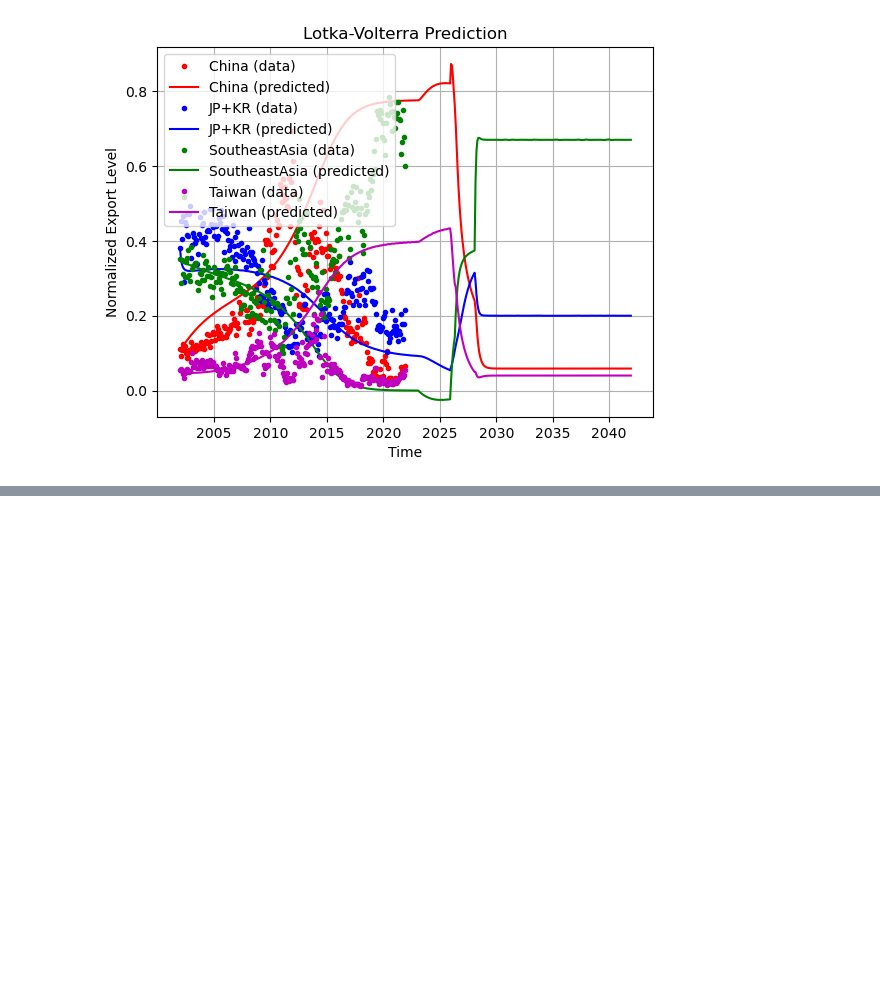
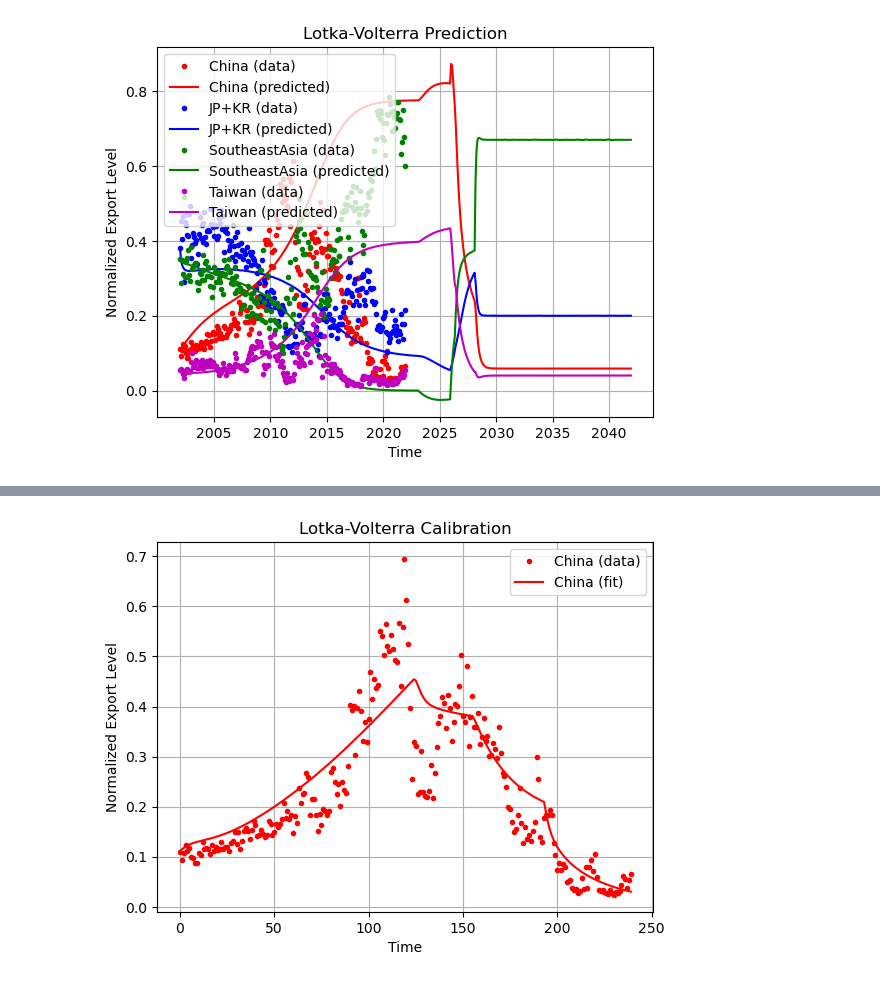
Before and after one commit to LeonardoPolverari/simulation_project, a Jupyter notebook: notebooks/Angius - Model for normalized values.ipynb, the cells around one changed output, grey strips where cells are left out. Cells and saved outputs as stored; diff of their text form; code cells hidden in the pictures; blank space fills up the shorter version.

```diff
--- a/notebooks/Angius - Model for normalized values.ipynb
+++ b/notebooks/Angius - Model for normalized values.ipynb
@@ -735,0 +930,10 @@ plt.show()
+# %%
+res = least_squares(
+    residuals,
+    initial_guess,
+    args=(X0, tariffs_np, t_data, data),
+    verbose=2
+)
+
+fitted = res.x
+print("best‐fit params:", fitted)
@@ -735,0 +958,35 @@ plt.show()
+# %%
+fitted = res.x
+
+r_flat, g_flat, A_flat, B_flat = np.split(fitted, [4, 8, 24])
+
+r = r_flat                    # shape (4,)
+g = g_flat                    # shape (4,)
+A = A_flat.reshape(4, 4)      # shape (4,4)
+B = B_flat.reshape(4, 4)      # shape (4,4)
+
+def odefun(t, X):
+    # pick the current tariff row by integer‐month
+    idx       = int(np.clip(np.floor(t), 0, tariffs_np.shape[0] - 1))
+    tariffs_t = tariffs_np[idx]              # shape (4,)
+    return replicator_with_tariffs(t, X,
+                                   tariffs_t,
+                                   r, g, A, B)
+
+sol = solve_ivp(
+    fun    = odefun,
+    t_span = (t_data[0], t_data[-1]),
+    y0     = X0,
+    t_eval = t_data,
+)
+# %%
+plt.plot(t_data, data[0], 'r.', label='China (data)')
+plt.plot(t_data, sol.y[0], 'r-', label='China (fit)')
+plt.legend()
+plt.xlabel('Time')
+plt.ylabel('Normalized Export Level')
+plt.title('Lotka-Volterra Calibration')
+plt.grid(True)
+plt.show()
+# %% [output]
+[figure, added]
```
Also changed, not shown: parts of 64 cells of this notebook.
